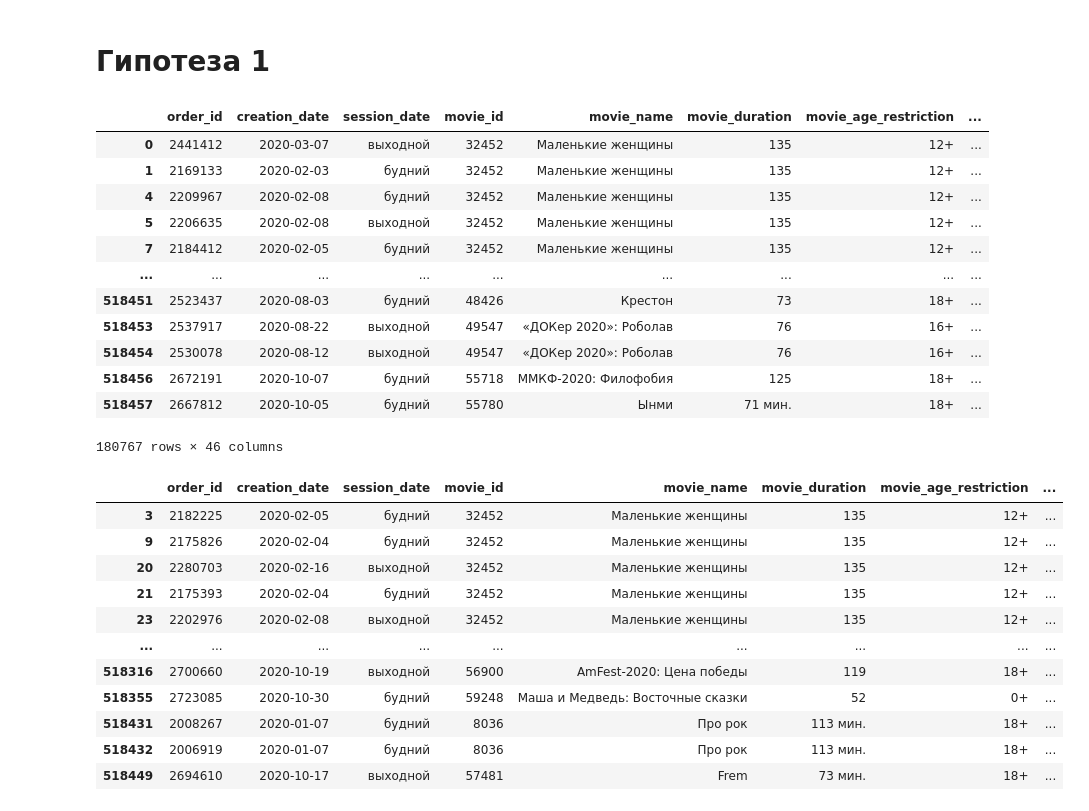
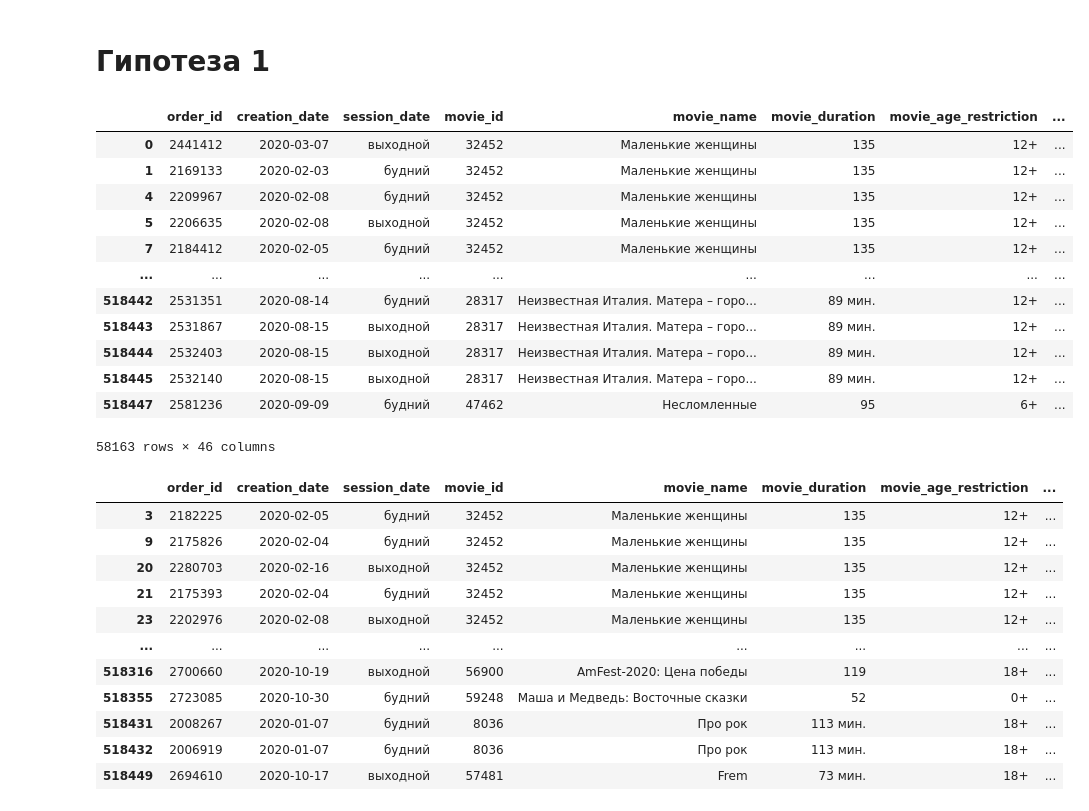
Before and after one commit to ferscalone/danoshka, a Jupyter notebook: project.ipynb, the cells around one changed output. Drawn from its saved outputs; the diff is of its cells as text; code cells hidden in the pictures.

```diff
--- a/project.ipynb
+++ b/project.ipynb
@@ -316,22 +304,24 @@ data_clear
 496889 rows × 46 columns
 # %% [markdown]
 # Гипотеза 1
-# %%
-data_moscow = data_clear[data_clear['cinema_city']=='Москва']
-data_moscow
-# %% [output]
-|  | order_id | creation_date | session_date | movie_id | movie_name | movie_duration | movie_age_restriction | ... |
-| 0 | 2441412 | 2020-03-07 | выходной | 32452 | Маленькие женщины | 135 | 12+ | ... |
-| 1 | 2169133 | 2020-02-03 | будний | 32452 | Маленькие женщины | 135 | 12+ | ... |
-| 4 | 2209967 | 2020-02-08 | будний | 32452 | Маленькие женщины | 135 | 12+ | ... |
-| 5 | 2206635 | 2020-02-08 | выходной | 32452 | Маленькие женщины | 135 | 12+ | ... |
-| 7 | 2184412 | 2020-02-05 | будний | 32452 | Маленькие женщины | 135 | 12+ | ... |
-| ... | ... | ... | ... | ... | ... | ... | ... | ... |
-| 518451 | 2523437 | 2020-08-03 | будний | 48426 | Крестон | 73 | 18+ | ... |
-| 518453 | 2537917 | 2020-08-22 | выходной | 49547 | «ДОКер 2020»: Роболав | 76 | 16+ | ... |
-| 518454 | 2530078 | 2020-08-12 | выходной | 49547 | «ДОКер 2020»: Роболав | 76 | 16+ | ... |
-| 518456 | 2672191 | 2020-10-07 | будний | 55718 | ММКФ-2020: Филофобия | 125 | 18+ | ... |
-| 518457 | 2667812 | 2020-10-05 | будний | 55780 | Ынми | 71 мин. | 18+ | ... |
-180767 rows × 46 columns
+# %%
+data_moscow = data_clear[data_clear['cinema_city']=='Москва']
+data_moscow_16 = data_moscow[(data_moscow['movie_age_restriction']=='18+') | (data_moscow['movie_age_restriction']=='16+')]
+data_moscow_under_16 = data_moscow[~((data_moscow['movie_age_restriction']=='18+') | (data_moscow['movie_age_restriction']=='16+'))]
+data_moscow_under_16
+# %% [output]
+|  | order_id | creation_date | session_date | movie_id | movie_name | movie_duration | movie_age_restriction | ... |
+| 0 | 2441412 | 2020-03-07 | выходной | 32452 | Маленькие женщины | 135 | 12+ | ... |
+| 1 | 2169133 | 2020-02-03 | будний | 32452 | Маленькие женщины | 135 | 12+ | ... |
+| 4 | 2209967 | 2020-02-08 | будний | 32452 | Маленькие женщины | 135 | 12+ | ... |
+| 5 | 2206635 | 2020-02-08 | выходной | 32452 | Маленькие женщины | 135 | 12+ | ... |
+| 7 | 2184412 | 2020-02-05 | будний | 32452 | Маленькие женщины | 135 | 12+ | ... |
+| ... | ... | ... | ... | ... | ... | ... | ... | ... |
+| 518442 | 2531351 | 2020-08-14 | будний | 28317 | Неизвестная Италия. Матера – горо... | 89 мин. | 12+ | ... |
+| 518443 | 2531867 | 2020-08-15 | выходной | 28317 | Неизвестная Италия. Матера – горо... | 89 мин. | 12+ | ... |
+| 518444 | 2532403 | 2020-08-15 | выходной | 28317 | Неизвестная Италия. Матера – горо... | 89 мин. | 12+ | ... |
+| 518445 | 2532140 | 2020-08-15 | выходной | 28317 | Неизвестная Италия. Матера – горо... | 89 мин. | 12+ | ... |
+| 518447 | 2581236 | 2020-09-09 | будний | 47462 | Несломленные | 95 | 6+ | ... |
+58163 rows × 46 columns
 # %%
 data_piter = data_clear[data_clear['cinema_city']=='Санкт-Петербург']
```
Also changed, not shown: parts of 93 cells of this notebook.
